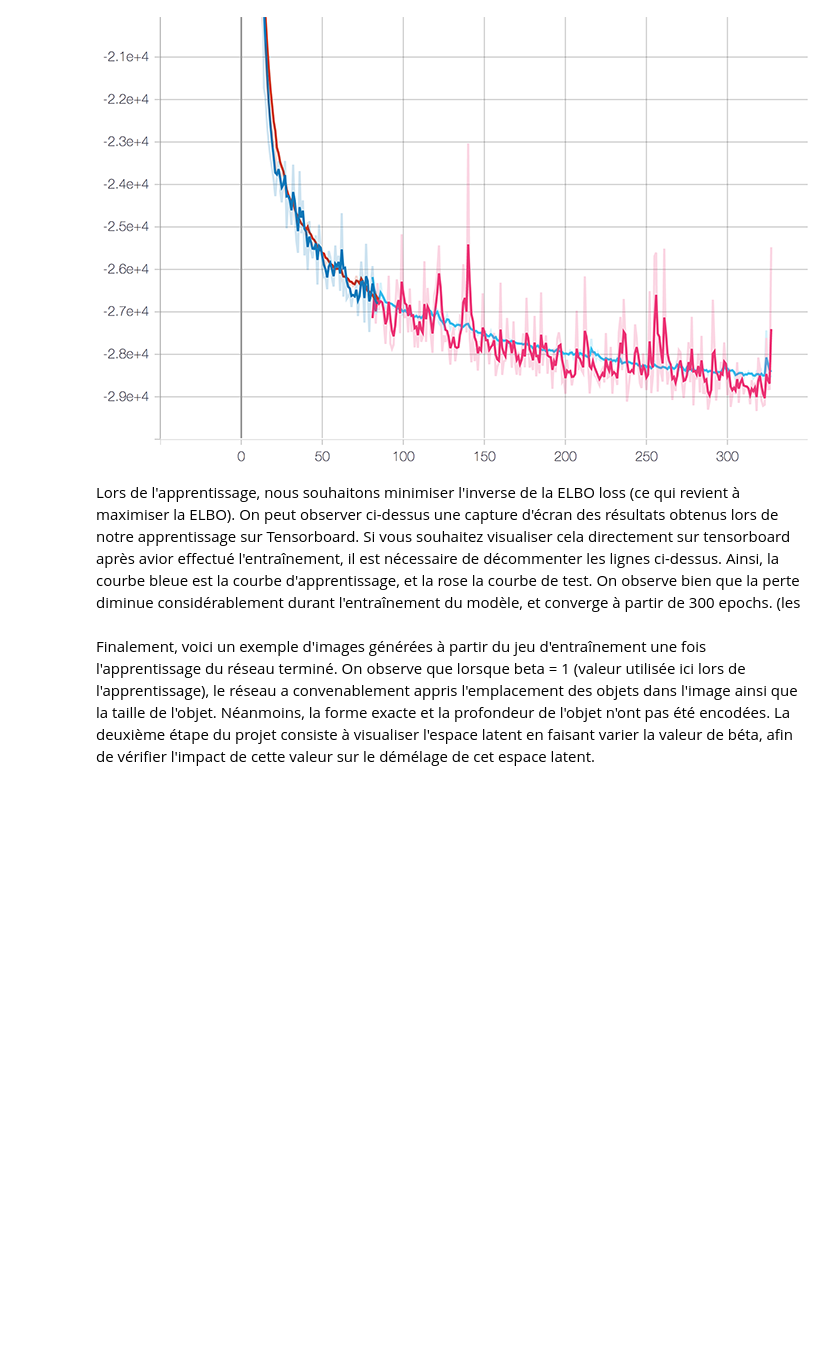
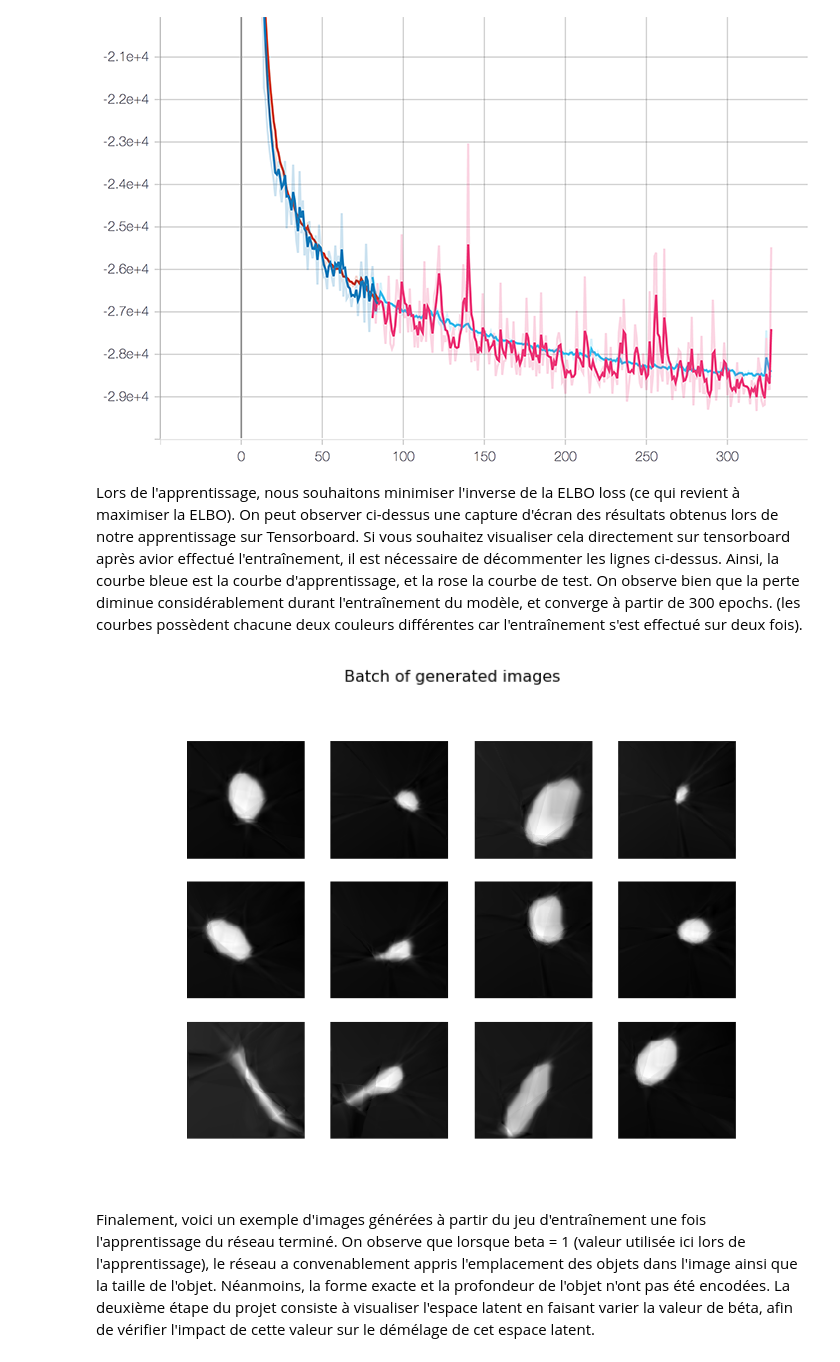
Before and after one commit to EmmaJouffroy/disentangled_vae, a Jupyter notebook: vae_viz.ipynb, the cells around one changed output. Cells and saved outputs as stored; diff of their text form; code cells hidden in the pictures; blank space fills up the shorter version.

Commit message:
adding absolute path

```diff
--- a/vae_viz.ipynb
+++ b/vae_viz.ipynb
@@ -342,10 +342,12 @@ display(loss_img)
 [figure]
 # %% [markdown]
 Lors de l'apprentissage, nous souhaitons minimiser l'inverse de la ELBO loss (ce qui revient à maximiser la ELBO). On peut observer ci-dessus une capture d'écran des résultats obtenus lors de notre apprentissage sur Tensorboard. Si vous souhaitez visualiser cela directement sur tensorboard après avior effectué l'entraînement, il est nécessaire de décommenter les lignes ci-dessus.
-Ainsi, la courbe bleue est la courbe d'apprentissage, et la rose la courbe de test. On observe bien que la perte diminue considérablement durant l'entraînement du modèle, et converge à partir de 300 epochs. (les
+Ainsi, la courbe bleue est la courbe d'apprentissage, et la rose la courbe de test. On observe bien que la perte diminue considérablement durant l'entraînement du modèle, et converge à partir de 300 epochs. (les courbes possèdent chacune deux couleurs différentes car l'entraînement s'est effectué sur deux fois).
 # %%
 # displaying last images output when training the network
-#pil_im = Image.open('/Users/jouffroy/Desktop/CEA_teletravail/CEA2/beta1/image_at_epoch_0300.png')
-#display(pil_im)
+epoch300 = Image.open(str(path_absolute)+'/img/image_at_epoch_0300.png')
+display(epoch300)
+# %% [output]
+[figure, added]
 # %% [markdown]
 Finalement, voici un exemple d'images générées à partir du jeu d'entraînement une fois l'apprentissage du réseau terminé. On observe que lorsque beta = 1 (valeur utilisée ici lors de l'apprentissage), le réseau a convenablement appris l'emplacement des objets dans l'image ainsi que la taille de l'objet. Néanmoins, la forme exacte et la profondeur de l'objet n'ont pas été encodées. La deuxième étape du projet consiste à visualiser l'espace latent en faisant varier la valeur de béta, afin de vérifier l'impact de cette valeur sur le démélage de cet espace latent.
```
Also changed, not shown: 1 other file.
